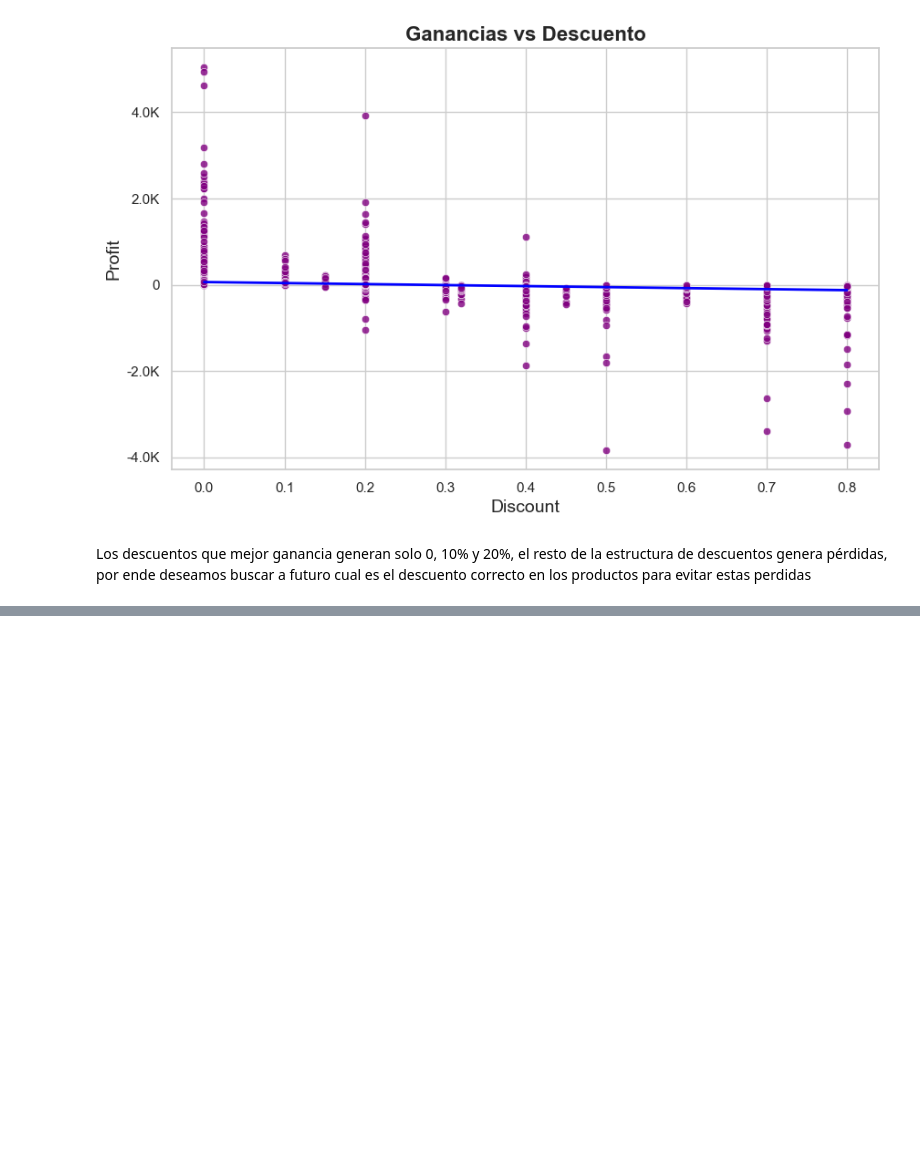
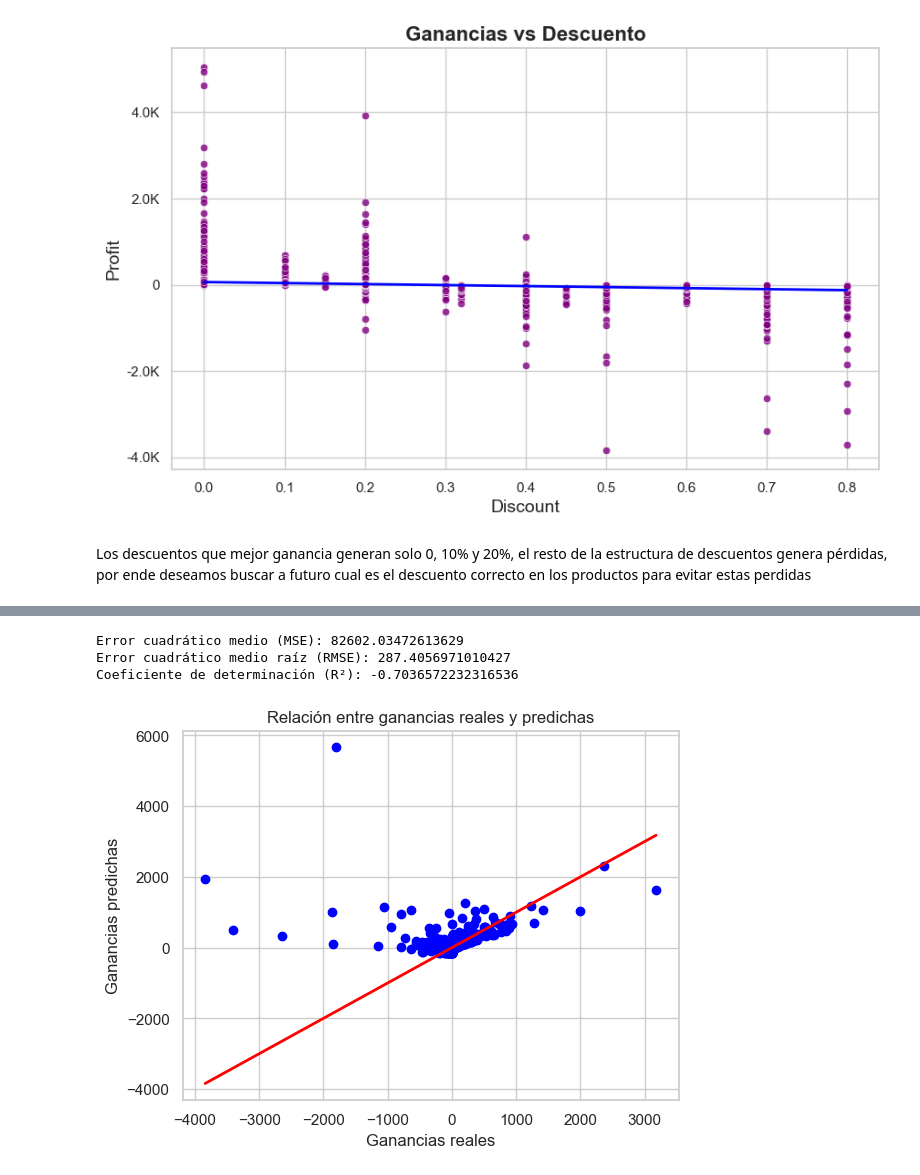
Before and after one commit to yusleylabrador/DCI_Proyecto, a Jupyter notebook: Proyecto_Ventas_Yusley.ipynb, the cells around one changed output, grey strips where cells are left out. Drawn from its saved outputs; the diff is of its cells as text; code cells hidden in the pictures; blank space fills up the shorter version.

```diff
--- a/Proyecto_Ventas_Yusley.ipynb
+++ b/Proyecto_Ventas_Yusley.ipynb
@@ -515,0 +544,44 @@ Los descuentos que mejor ganancia generan solo 0, 10% y 20%, el resto de la estr
+# %%
+#Selección de Variables de Interés
+# Variables independientes (Ventas y Descuentos)
+X = df[['Sales', 'Discount']]
+
+# Variable dependiente (Ganancias)
+y = df['Profit']
+# %%
+# Conjunto de entrenamiento y prueba (80% training, 20% testing)
+X_train, X_test, y_train, y_test = train_test_split(X, y, test_size=0.2, random_state=42)
+# %%
+# Crear el modelo de regresión lineal
+model = LinearRegression()
+
+# Entrenar el modelo
+model.fit(X_train, y_train)
+
+# Predecir en el conjunto de prueba
+y_pred = model.predict(X_test)
+# %%
+# Evaluación del modelo
+# Calcula el MSE y el RMSE
+mse = mean_squared_error(y_test, y_pred)  # Error cuadrático medio (MSE)
+rmse = np.sqrt(mse)  # Error cuadrático medio raíz (RMSE)
+r2 = r2_score(y_test, y_pred)  # Coeficiente de determinación (R²)
+
+# Imprime los resultados
+print(f'Error cuadrático medio (MSE): {mse}')
+print(f'Error cuadrático medio raíz (RMSE): {rmse}')
+print(f'Coeficiente de determinación (R²): {r2}')
+# %% [output]
+Error cuadrático medio (MSE): 82602.03472613629
+Error cuadrático medio raíz (RMSE): 287.4056971010427
+Coeficiente de determinación (R²): -0.7036572232316536
+# %%
+# Gráfico de predicciones vs valores reales
+plt.scatter(y_test, y_pred, color='blue')
+plt.plot([min(y_test), max(y_test)], [min(y_test), max(y_test)], color='red', linewidth=2)  # Línea ideal
+plt.xlabel('Ganancias reales')
+plt.ylabel('Ganancias predichas')
+plt.title('Relación entre ganancias reales y predichas')
+plt.show()
+# %% [output]
+[figure, added]
```
Also changed, not shown: parts of 31 cells of this notebook.
